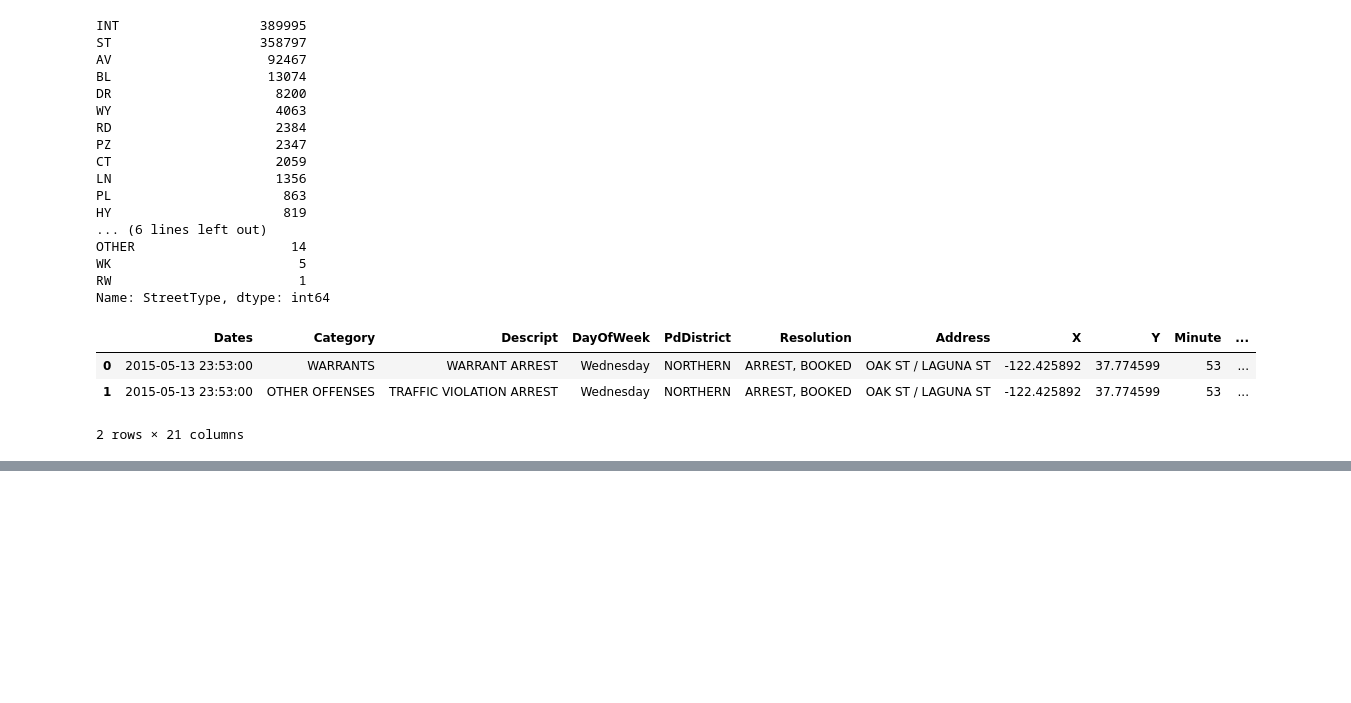
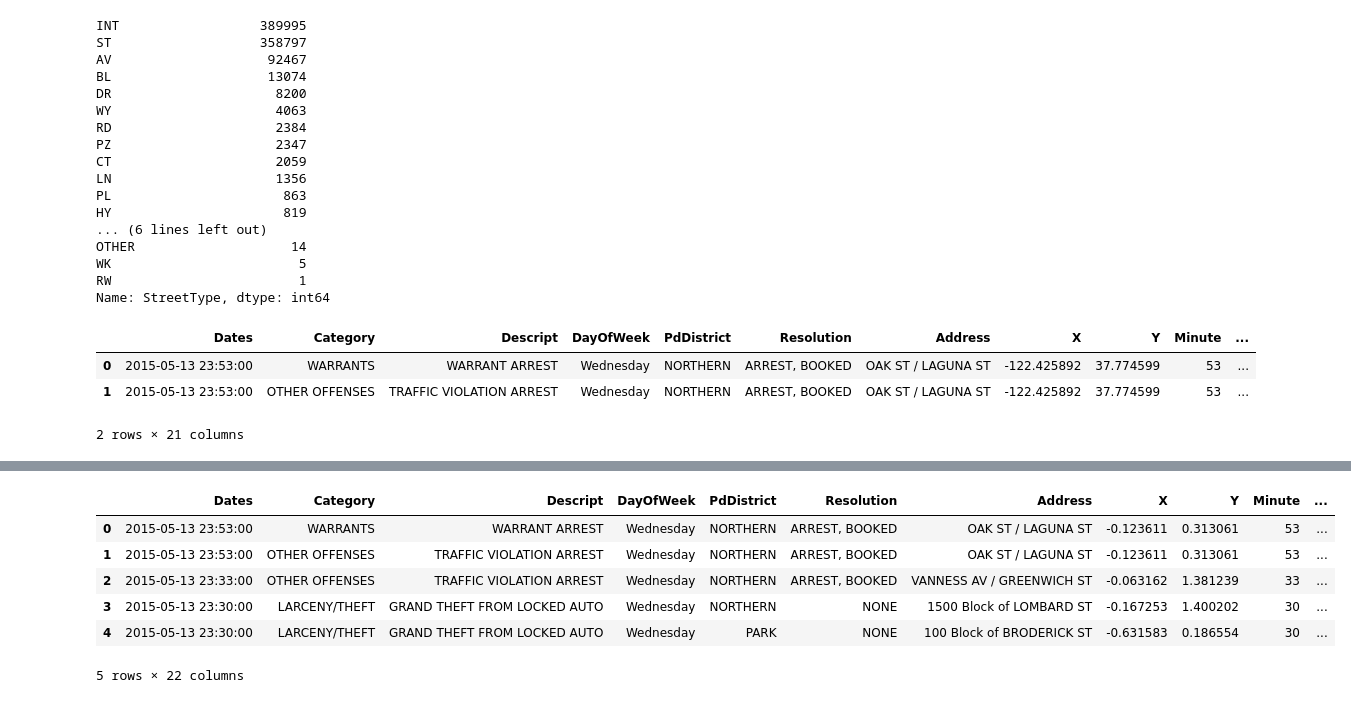
Before and after one commit to MLSS-bigdataproject/Machine-Learning-with-Spark-Streaming, a Jupyter notebook: project.ipynb, the cells around one changed output, grey strips where cells are left out. Cells and saved outputs as stored; diff of their text form; code cells hidden in the pictures; blank space fills up the shorter version.

```diff
--- a/project.ipynb
+++ b/project.ipynb
@@ -263,6 +264,3 @@ train1
 x = train1.drop(['Category','Dates','Descript','Address'], axis = 1)
 # %%
 y = one_hot_encoded_data["Category"]
-# %%
-Kmean = KMeans(n_clusters=39)
-Kmean.fit(x)
@@ -680,0 +644,16 @@ train.head(2)
+# %%
+def find_block_number(address):
+    block_num_pattern = '[0-9]+\s[Block]'
+    block_num = re.search(block_num_pattern, address)
+    if block_num:
+        num_pattern = '[0-9]+'
+        block_no_pos = re.search(num_pattern, address)
+        block_no = int(block_no_pos.group())
+        block_map = (block_no // 100) + 1
+        return block_map
+    else:
+        return 0
+
+
+train['BlockNo'] = train['Address'].map(find_block_number)
+test['BlockNo'] = test['Address'].map(find_block_number)
@@ -680,0 +670,6 @@ train.head(2)
+# %%
+trans = StandardScaler()
+train['X'] = trans.fit_transform(train['X'].values.reshape(-1,1))
+train['Y'] = trans.fit_transform(train['Y'].values.reshape(-1,1))
+test['X'] = trans.fit_transform(test['X'].values.reshape(-1,1))
+test['Y'] = trans.fit_transform(test['Y'].values.reshape(-1,1))
@@ -680,0 +691,10 @@ train.head(2)
+# %%
+train.head()
+# %% [output]
+|  | Dates | Category | Descript | DayOfWeek | PdDistrict | Resolution | Address | X | Y | Minute | ... |
+| 0 | 2015-05-13 23:53:00 | WARRANTS | WARRANT ARREST | Wednesday | NORTHERN | ARREST, BOOKED | OAK ST / LAGUNA ST | -0.123611 | 0.313061 | 53 | ... |
+| 1 | 2015-05-13 23:53:00 | OTHER OFFENSES | TRAFFIC VIOLATION ARREST | Wednesday | NORTHERN | ARREST, BOOKED | OAK ST / LAGUNA ST | -0.123611 | 0.313061 | 53 | ... |
+| 2 | 2015-05-13 23:33:00 | OTHER OFFENSES | TRAFFIC VIOLATION ARREST | Wednesday | NORTHERN | ARREST, BOOKED | VANNESS AV / GREENWICH ST | -0.063162 | 1.381239 | 33 | ... |
+| 3 | 2015-05-13 23:30:00 | LARCENY/THEFT | GRAND THEFT FROM LOCKED AUTO | Wednesday | NORTHERN | NONE | 1500 Block of LOMBARD ST | -0.167253 | 1.400202 | 30 | ... |
+| 4 | 2015-05-13 23:30:00 | LARCENY/THEFT | GRAND THEFT FROM LOCKED AUTO | Wednesday | PARK | NONE | 100 Block of BRODERICK ST | -0.631583 | 0.186554 | 30 | ... |
+5 rows × 22 columns
```
Also changed, not shown: parts of 44 cells of this notebook.
